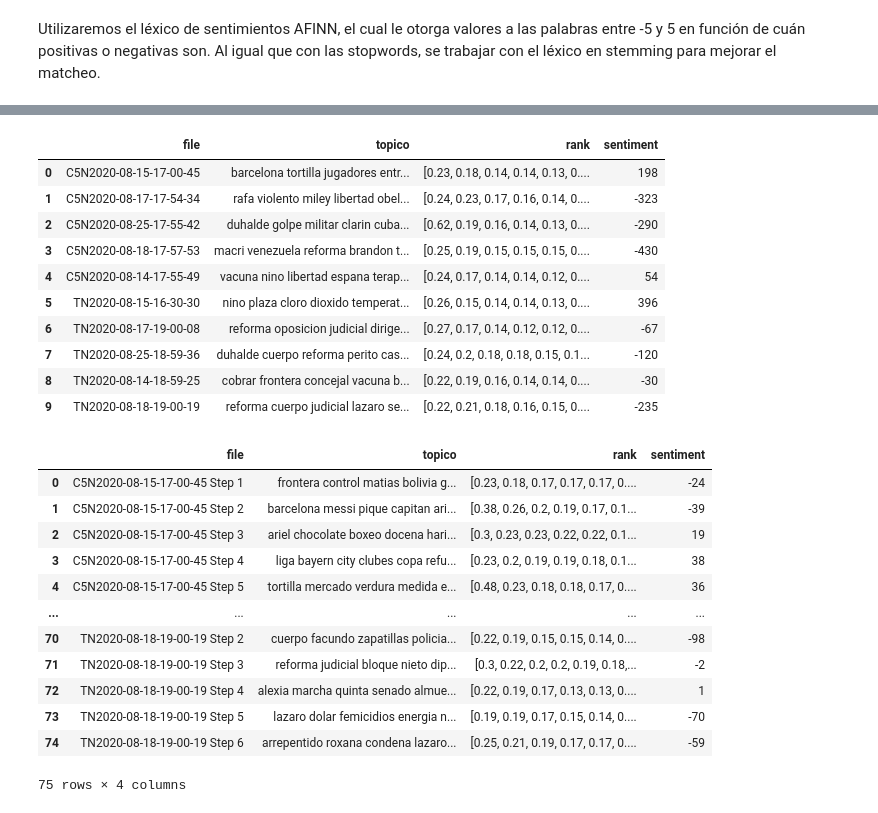
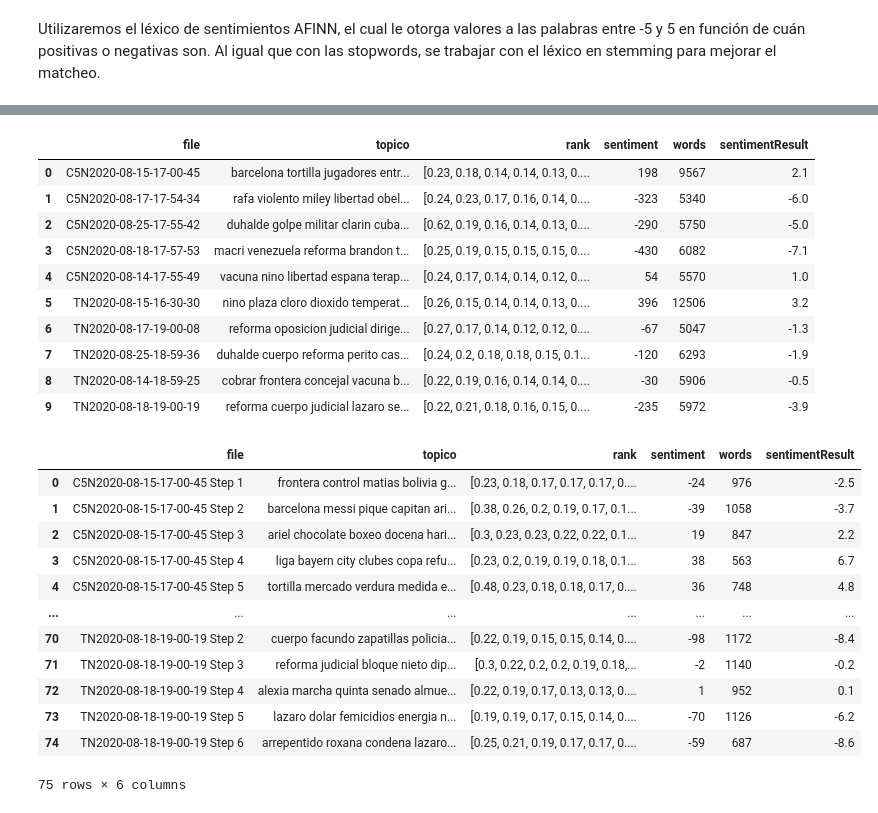
Before and after one commit to Hacho55/streamingAnalysis, a Jupyter notebook: Entregables/Analisis.ipynb, the cells around one changed output, grey strips where cells are left out. Drawn from its saved outputs; the diff is of its cells as text; code cells hidden in the pictures.

```diff
--- a/Entregables/Analisis.ipynb
+++ b/Entregables/Analisis.ipynb
@@ -680,10 +695,12 @@ def stemfraseesp(frase):
 auxiliar = registrosAudio.loc[:,['file','textDelta']]
 
 textos=[]
+files=[]
 for file in auxiliar['file'].unique():
     mask=auxiliar['file']==file
     newInput= ' '.join(auxiliar.loc[mask,'textDelta'])
     textos.append(newInput)
+    files.append(file)
 
 textos_limpios=[];
 for t in textos:
@@ -844,46 +883,55 @@ sentiment_analysis_final=pd.DataFrame(sentiment_analysis_final,columns=['sentime
 sentiment_analysis_final.reset_index(inplace=True)
 sentiment_analysis_final.rename(columns={'index':'file'}, inplace=True)
 resultado_textFile = topicosFile.merge(sentiment_analysis_final,on='file')
+wordsFile = pd.DataFrame([files,[len(x.split(' ')) for x in textos_finalFile]],index=['file','words']).T
+resultado_textFile = resultado_textFile.merge(wordsFile,on=['file'])
+resultado_textFile['sentimentResult'] =100*resultado_textFile['sentiment']/resultado_textFile['words']
+resultado_textFile['sentimentResult']  = resultado_textFile['sentimentResult'].apply(lambda x: round(float(x),ndigits=1))
 resultado_textFile
 # %% [output]
-|  | file | topico | rank | sentiment |
-| 0 | C5N2020-08-15-17-00-45 | barcelona tortilla jugadores entr... | [0.23, 0.18, 0.14, 0.14, 0.13, 0.... | 198 |
-| 1 | C5N2020-08-17-17-54-34 | rafa violento miley libertad obel... | [0.24, 0.23, 0.17, 0.16, 0.14, 0.... | -323 |
-| 2 | C5N2020-08-25-17-55-42 | duhalde golpe militar clarin cuba... | [0.62, 0.19, 0.16, 0.14, 0.13, 0.... | -290 |
-| 3 | C5N2020-08-18-17-57-53 | macri venezuela reforma brandon t... | [0.25, 0.19, 0.15, 0.15, 0.15, 0.... | -430 |
-| 4 | C5N2020-08-14-17-55-49 | vacuna nino libertad espana terap... | [0.24, 0.17, 0.14, 0.14, 0.12, 0.... | 54 |
-| 5 | TN2020-08-15-16-30-30 | nino plaza cloro dioxido temperat... | [0.26, 0.15, 0.14, 0.14, 0.13, 0.... | 396 |
-| 6 | TN2020-08-17-19-00-08 | reforma oposicion judicial dirige... | [0.27, 0.17, 0.14, 0.12, 0.12, 0.... | -67 |
-| 7 | TN2020-08-25-18-59-36 | duhalde cuerpo reforma perito cas... | [0.24, 0.2, 0.18, 0.18, 0.15, 0.1... | -120 |
-| 8 | TN2020-08-14-18-59-25 | cobrar frontera concejal vacuna b... | [0.22, 0.19, 0.16, 0.14, 0.14, 0.... | -30 |
-| 9 | TN2020-08-18-19-00-19 | reforma cuerpo judicial lazaro se... | [0.22, 0.21, 0.18, 0.16, 0.15, 0.... | -235 |
+|  | file | topico | rank | sentiment | words | sentimentResult |
+| 0 | C5N2020-08-15-17-00-45 | barcelona tortilla jugadores entr... | [0.23, 0.18, 0.14, 0.14, 0.13, 0.... | 198 | 9567 | 2.1 |
+| 1 | C5N2020-08-17-17-54-34 | rafa violento miley libertad obel... | [0.24, 0.23, 0.17, 0.16, 0.14, 0.... | -323 | 5340 | -6.0 |
+| 2 | C5N2020-08-25-17-55-42 | duhalde golpe militar clarin cuba... | [0.62, 0.19, 0.16, 0.14, 0.13, 0.... | -290 | 5750 | -5.0 |
+| 3 | C5N2020-08-18-17-57-53 | macri venezuela reforma brandon t... | [0.25, 0.19, 0.15, 0.15, 0.15, 0.... | -430 | 6082 | -7.1 |
+| 4 | C5N2020-08-14-17-55-49 | vacuna nino libertad espana terap... | [0.24, 0.17, 0.14, 0.14, 0.12, 0.... | 54 | 5570 | 1.0 |
+| 5 | TN2020-08-15-16-30-30 | nino plaza cloro dioxido temperat... | [0.26, 0.15, 0.14, 0.14, 0.13, 0.... | 396 | 12506 | 3.2 |
+| 6 | TN2020-08-17-19-00-08 | reforma oposicion judicial dirige... | [0.27, 0.17, 0.14, 0.12, 0.12, 0.... | -67 | 5047 | -1.3 |
+| 7 | TN2020-08-25-18-59-36 | duhalde cuerpo reforma perito cas... | [0.24, 0.2, 0.18, 0.18, 0.15, 0.1... | -120 | 6293 | -1.9 |
+| 8 | TN2020-08-14-18-59-25 | cobrar frontera concejal vacuna b... | [0.22, 0.19, 0.16, 0.14, 0.14, 0.... | -30 | 5906 | -0.5 |
+| 9 | TN2020-08-18-19-00-19 | reforma cuerpo judicial lazaro se... | [0.22, 0.21, 0.18, 0.16, 0.15, 0.... | -235 | 5972 | -3.9 |
 # %%
 file_stemCountDelta = pd.DataFrame(CV_encodingDelta.todense(),columns=vectorizerDelta.get_feature_names(),index=fileStep).T
 file_stemCountDelta.reset_index(inplace=True)
 file_stemCountDelta.rename(columns={'index':'word'}, inplace=True)
 
 sentiment_analysis = file_stemCountDelta.merge(afinn_stem,left_on='word',right_on='stem')
 
 for column in fileStep.values:
     sentiment_analysis[column] = sentiment_analysis[column]*sentiment_analysis['puntuacion']
 
 sentiment_analysis_final = sentiment_analysis[list(fileStep)].sum().T
 sentiment_analysis_final=pd.DataFrame(sentiment_analysis_final,columns=['sentiment'])
 sentiment_analysis_final.reset_index(inplace=True)
 sentiment_analysis_final.rename(columns={'index':'file'}, inplace=True)
 resultado_textDelta = topicosDelta.merge(sentiment_analysis_final,on='file')
+
+wordsDelta = pd.DataFrame([resultado_textDelta['file'].values,[len(x.split(' ')) for x in textos_finalDelta]],index=['file','words']).T
+resultado_textDelta = resultado_textDelta.merge(wordsDelta,on=['file'])
+resultado_textDelta['sentimentResult'] =100*resultado_textDelta['sentiment']/resultado_textDelta['words']
+resultado_textDelta['sentimentResult']  = resultado_textDelta['sentimentResult'].apply(lambda x: round(float(x),ndigits=1))
 resultado_textDelta
 # %% [output]
-|  | file | topico | rank | sentiment |
-| 0 | C5N2020-08-15-17-00-45 Step 1 | frontera control matias bolivia g... | [0.23, 0.18, 0.17, 0.17, 0.17, 0.... | -24 |
-| 1 | C5N2020-08-15-17-00-45 Step 2 | barcelona messi pique capitan ari... | [0.38, 0.26, 0.2, 0.19, 0.17, 0.1... | -39 |
-| 2 | C5N2020-08-15-17-00-45 Step 3 | ariel chocolate boxeo docena hari... | [0.3, 0.23, 0.23, 0.22, 0.22, 0.1... | 19 |
-| 3 | C5N2020-08-15-17-00-45 Step 4 | liga bayern city clubes copa refu... | [0.23, 0.2, 0.19, 0.19, 0.18, 0.1... | 38 |
-| 4 | C5N2020-08-15-17-00-45 Step 5 | tortilla mercado verdura medida e... | [0.48, 0.23, 0.18, 0.18, 0.17, 0.... | 36 |
-| ... | ... | ... | ... | ... |
-| 70 | TN2020-08-18-19-00-19 Step 2 | cuerpo facundo zapatillas policia... | [0.22, 0.19, 0.15, 0.15, 0.14, 0.... | -98 |
-| 71 | TN2020-08-18-19-00-19 Step 3 | reforma judicial bloque nieto dip... | [0.3, 0.22, 0.2, 0.2, 0.19, 0.18,... | -2 |
-| 72 | TN2020-08-18-19-00-19 Step 4 | alexia marcha quinta senado almue... | [0.22, 0.19, 0.17, 0.13, 0.13, 0.... | 1 |
-| 73 | TN2020-08-18-19-00-19 Step 5 | lazaro dolar femicidios energia n... | [0.19, 0.19, 0.17, 0.15, 0.14, 0.... | -70 |
-| 74 | TN2020-08-18-19-00-19 Step 6 | arrepentido roxana condena lazaro... | [0.25, 0.21, 0.19, 0.17, 0.17, 0.... | -59 |
+|  | file | topico | rank | sentiment | words | sentimentResult |
+| 0 | C5N2020-08-15-17-00-45 Step 1 | frontera control matias bolivia g... | [0.23, 0.18, 0.17, 0.17, 0.17, 0.... | -24 | 976 | -2.5 |
+| 1 | C5N2020-08-15-17-00-45 Step 2 | barcelona messi pique capitan ari... | [0.38, 0.26, 0.2, 0.19, 0.17, 0.1... | -39 | 1058 | -3.7 |
+| 2 | C5N2020-08-15-17-00-45 Step 3 | ariel chocolate boxeo docena hari... | [0.3, 0.23, 0.23, 0.22, 0.22, 0.1... | 19 | 847 | 2.2 |
+| 3 | C5N2020-08-15-17-00-45 Step 4 | liga bayern city clubes copa refu... | [0.23, 0.2, 0.19, 0.19, 0.18, 0.1... | 38 | 563 | 6.7 |
+| 4 | C5N2020-08-15-17-00-45 Step 5 | tortilla mercado verdura medida e... | [0.48, 0.23, 0.18, 0.18, 0.17, 0.... | 36 | 748 | 4.8 |
+| ... | ... | ... | ... | ... | ... | ... |
+| 70 | TN2020-08-18-19-00-19 Step 2 | cuerpo facundo zapatillas policia... | [0.22, 0.19, 0.15, 0.15, 0.14, 0.... | -98 | 1172 | -8.4 |
+| 71 | TN2020-08-18-19-00-19 Step 3 | reforma judicial bloque nieto dip... | [0.3, 0.22, 0.2, 0.2, 0.19, 0.18,... | -2 | 1140 | -0.2 |
+| 72 | TN2020-08-18-19-00-19 Step 4 | alexia marcha quinta senado almue... | [0.22, 0.19, 0.17, 0.13, 0.13, 0.... | 1 | 952 | 0.1 |
+| 73 | TN2020-08-18-19-00-19 Step 5 | lazaro dolar femicidios energia n... | [0.19, 0.19, 0.17, 0.15, 0.14, 0.... | -70 | 1126 | -6.2 |
+| 74 | TN2020-08-18-19-00-19 Step 6 | arrepentido roxana condena lazaro... | [0.25, 0.21, 0.19, 0.17, 0.17, 0.... | -59 | 687 | -8.6 |
-75 rows × 4 columns
+75 rows × 6 columns
```
Also changed, not shown: parts of 26 cells of this notebook, 9 other files.
